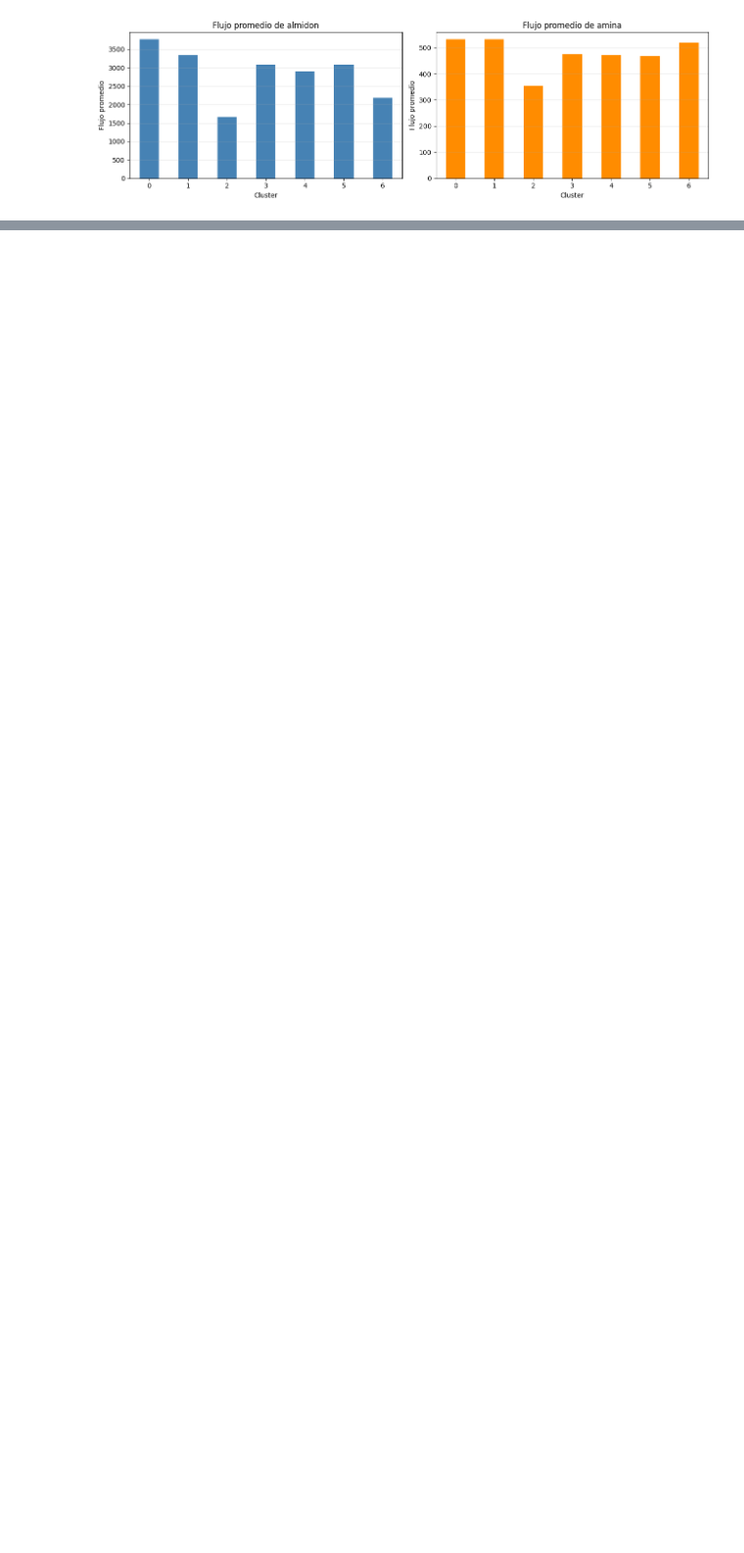
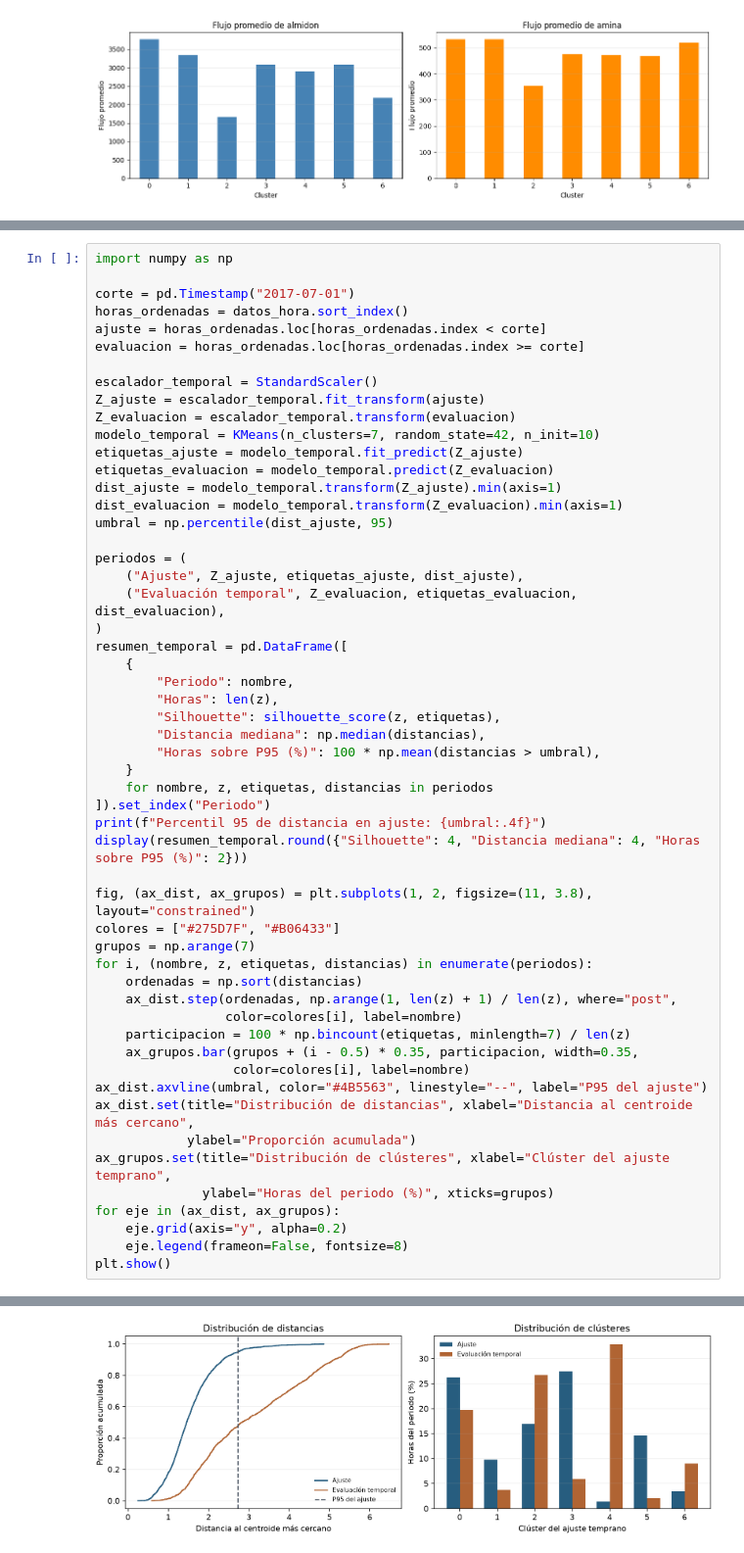
Before and after one commit to Marco404-Dev/MineSight, a Jupyter notebook: minesight-clustering-y-segmentaci-n-minera.ipynb, the cells around one changed output, grey strips where cells are left out. Shown at 98% size. Drawn from its saved outputs; the diff is of its cells as text; blank space fills up the shorter version.

Commit message:
Cierra el notebook y el Writeup de MineSight con validación temporal

```diff
--- a/minesight-clustering-y-segmentaci-n-minera.ipynb
+++ b/minesight-clustering-y-segmentaci-n-minera.ipynb
@@ -726,0 +733,55 @@ COMPARACION OPERATIVA POR CLUSTER:
+# %%
+import numpy as np
+
+corte = pd.Timestamp("2017-07-01")
+horas_ordenadas = datos_hora.sort_index()
+ajuste = horas_ordenadas.loc[horas_ordenadas.index < corte]
+evaluacion = horas_ordenadas.loc[horas_ordenadas.index >= corte]
+
+escalador_temporal = StandardScaler()
+Z_ajuste = escalador_temporal.fit_transform(ajuste)
+Z_evaluacion = escalador_temporal.transform(evaluacion)
+modelo_temporal = KMeans(n_clusters=7, random_state=42, n_init=10)
+etiquetas_ajuste = modelo_temporal.fit_predict(Z_ajuste)
+etiquetas_evaluacion = modelo_temporal.predict(Z_evaluacion)
+dist_ajuste = modelo_temporal.transform(Z_ajuste).min(axis=1)
+dist_evaluacion = modelo_temporal.transform(Z_evaluacion).min(axis=1)
+umbral = np.percentile(dist_ajuste, 95)
+
+periodos = (
+    ("Ajuste", Z_ajuste, etiquetas_ajuste, dist_ajuste),
+    ("Evaluación temporal", Z_evaluacion, etiquetas_evaluacion, dist_evaluacion),
+)
+resumen_temporal = pd.DataFrame([
+    {
+        "Periodo": nombre,
+        "Horas": len(z),
+        "Silhouette": silhouette_score(z, etiquetas),
+        "Distancia mediana": np.median(distancias),
+        "Horas sobre P95 (%)": 100 * np.mean(distancias > umbral),
+    }
+    for nombre, z, etiquetas, distancias in periodos
+]).set_index("Periodo")
+print(f"Percentil 95 de distancia en ajuste: {umbral:.4f}")
+display(resumen_temporal.round({"Silhouette": 4, "Distancia mediana": 4, "Horas sobre P95 (%)": 2}))
+
+fig, (ax_dist, ax_grupos) = plt.subplots(1, 2, figsize=(11, 3.8), layout="constrained")
+colores = ["#275D7F", "#B06433"]
+grupos = np.arange(7)
+for i, (nombre, z, etiquetas, distancias) in enumerate(periodos):
+    ordenadas = np.sort(distancias)
+    ax_dist.step(ordenadas, np.arange(1, len(z) + 1) / len(z), where="post",
+                 color=colores[i], label=nombre)
+    participacion = 100 * np.bincount(etiquetas, minlength=7) / len(z)
+    ax_grupos.bar(grupos + (i - 0.5) * 0.35, participacion, width=0.35,
+                  color=colores[i], label=nombre)
+ax_dist.axvline(umbral, color="#4B5563", linestyle="--", label="P95 del ajuste")
+ax_dist.set(title="Distribución de distancias", xlabel="Distancia al centroide más cercano",
+            ylabel="Proporción acumulada")
+ax_grupos.set(title="Distribución de clústeres", xlabel="Clúster del ajuste temprano",
+              ylabel="Horas del periodo (%)", xticks=grupos)
+for eje in (ax_dist, ax_grupos):
+    eje.grid(axis="y", alpha=0.2)
+    eje.legend(frameon=False, fontsize=8)
+plt.show()
+# %% [output]
@@ -726,0 +793 @@ COMPARACION OPERATIVA POR CLUSTER:
+[figure, added]
```
Also changed, not shown: parts of 4 cells of this notebook, 1 other file.
